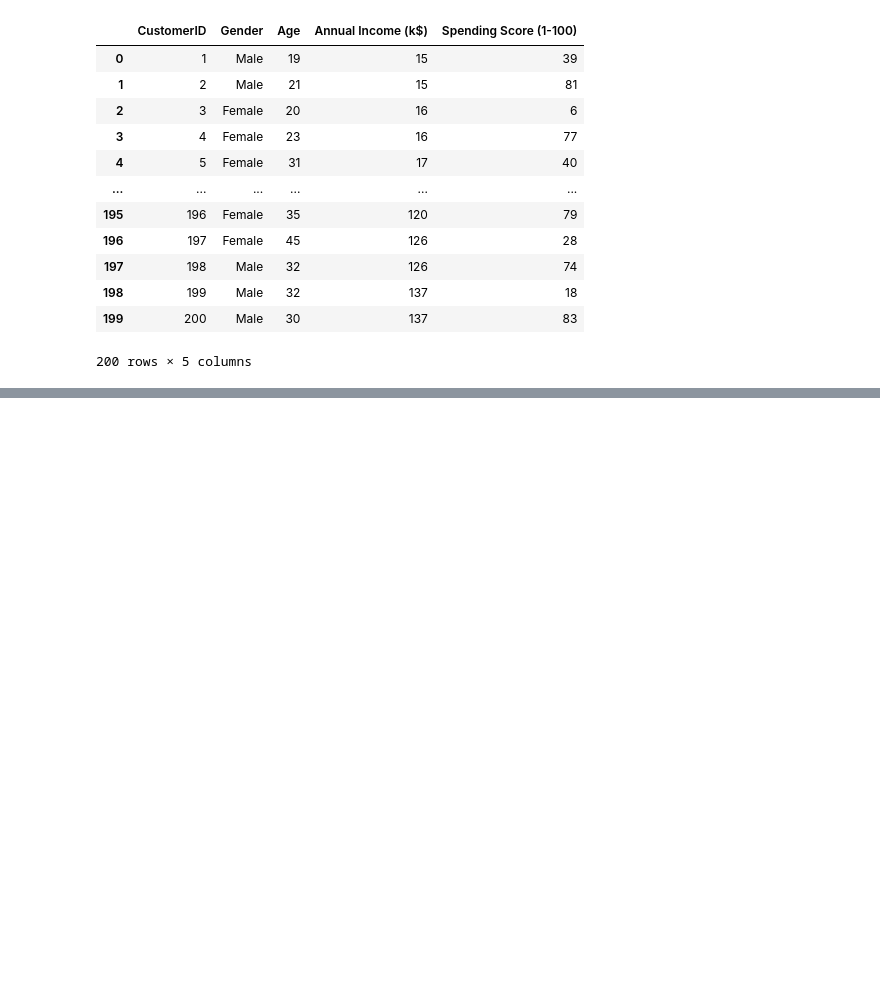
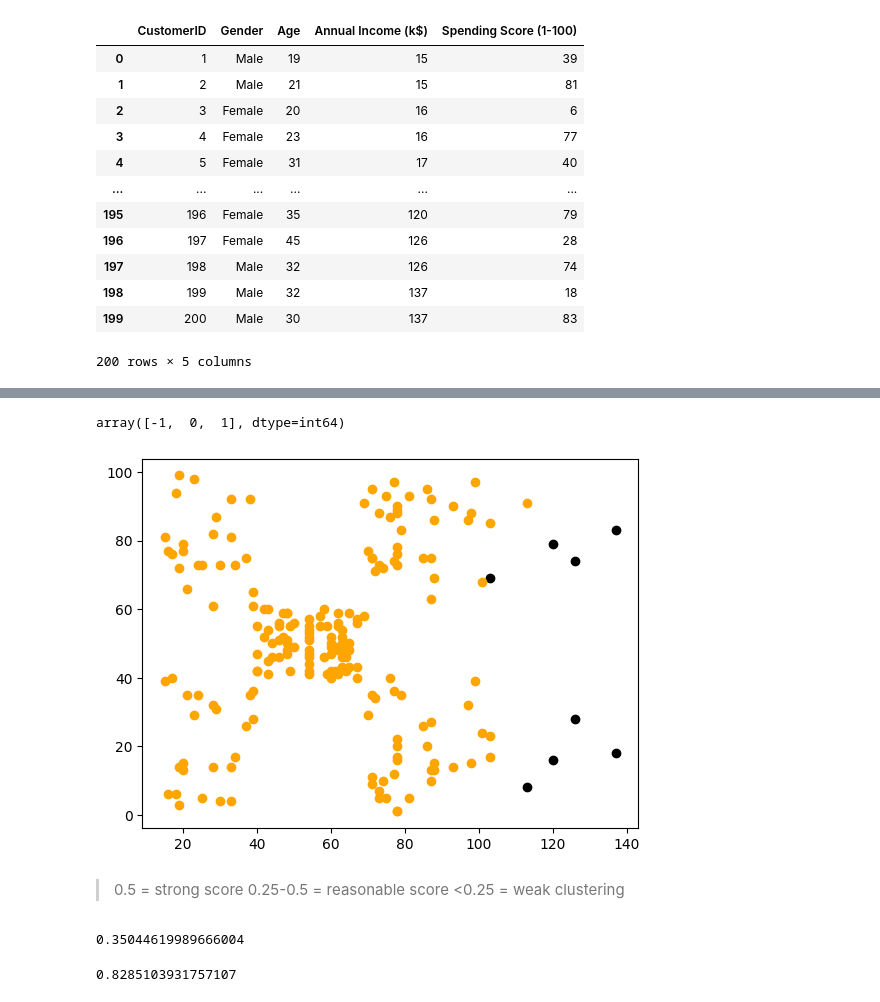
Before and after one commit to gregory-bot/kmeans_clustering, a Jupyter notebook: db scan.ipynb, the cells around one changed output, grey strips where cells are left out. Drawn from its saved outputs; the diff is of its cells as text; code cells hidden in the pictures; blank space fills up the shorter version.

```diff
--- a/db scan.ipynb
+++ b/db scan.ipynb
@@ -48,0 +96,3 @@ X
+# %%
+labels = dbscan.labels_
+labels
@@ -48,0 +112,14 @@ X
+# %%
+unique_labels = np.unique(labels)
+# %%
+unique_labels
+# %% [output]
+array([-1,  0,  1], dtype=int64)
+# %%
+for label in unique_labels:
+    if label == -1:
+        plt.scatter(X[labels == label, 0], X[labels == label, 1], color='black', label='outliers')
+    else:
+        plt.scatter(X[labels == label, 0], X[labels == label, 1], color='orange', label=f'Cluster {label}')
+# %% [output]
+[figure, added]
@@ -48,0 +129,8 @@ X
+# %% [markdown]
+> 0.5 = strong score
+> 0.25-0.5 = reasonable score
+> <0.25 = weak clustering
+# %%
+score
+# %% [output]
+0.35044619989666004
@@ -48,0 +140,4 @@ X
+# %%
+db_score
+# %% [output]
+0.8285103931757107
```
Also changed, not shown: parts of 7 cells of this notebook.
